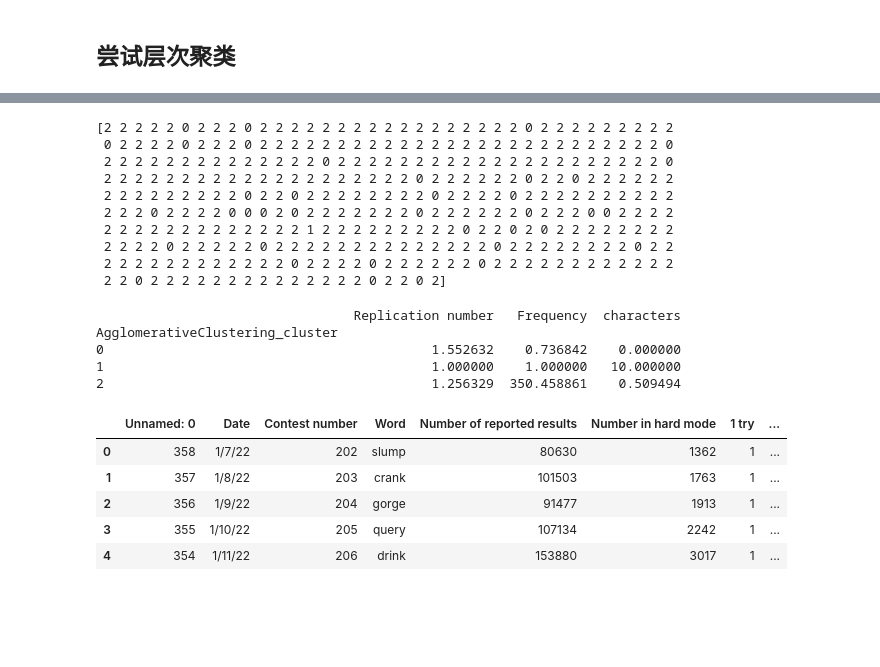
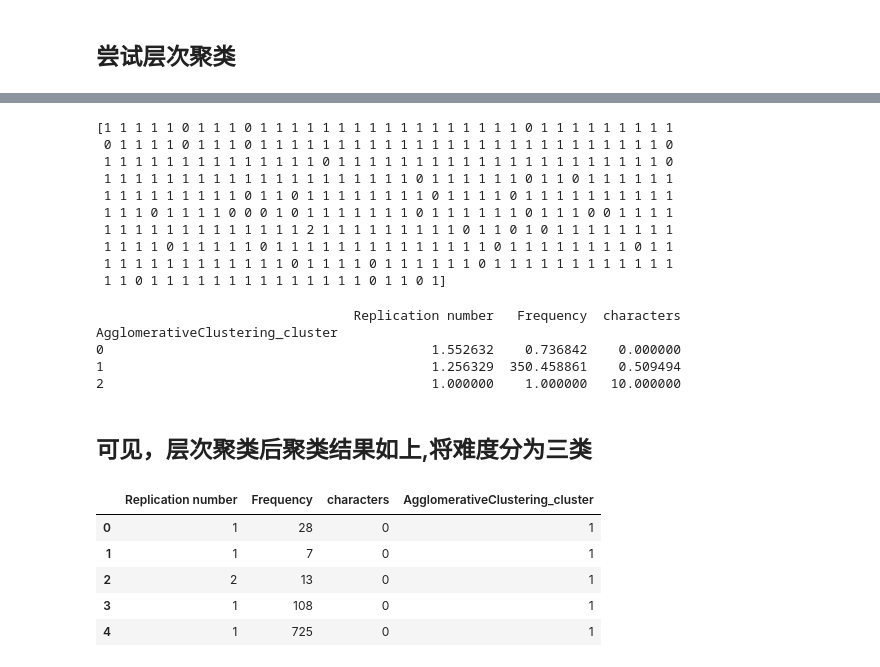
Before and after one commit to Xianyu39/MCMA2023, a Jupyter notebook: xk/code/clear.ipynb, the cells around one changed output, grey strips where cells are left out. Cells and saved outputs as stored; diff of their text form; code cells hidden in the pictures; blank space fills up the shorter version.

```diff
--- a/xk/code/clear.ipynb
+++ b/xk/code/clear.ipynb
@@ -507,44 +607,43 @@ X=data.iloc[:,13:16]
 scaler = StandardScaler()
 X = scaler.fit_transform(X)
 '''
-
 # 构建聚类模型，使用余弦距离作为距离度量，采用“average”连接方式
-model = AgglomerativeClustering(n_clusters=3, affinity='cosine', linkage='average')
+model = AgglomerativeClustering(n_clusters=3, affinity='cosine', linkage='complete')
 # 将数据集聚类为3个簇
 model.fit(X)
 # 输出每个数据点的簇标签
 print(model.labels_)
 # %% [output]
-[2 2 2 2 2 0 2 2 2 0 2 2 2 2 2 2 2 2 2 2 2 2 2 2 2 2 2 0 2 2 2 2 2 2 2 2 2
- 0 2 2 2 2 0 2 2 2 0 2 2 2 2 2 2 2 2 2 2 2 2 2 2 2 2 2 2 2 2 2 2 2 2 2 2 0
- 2 2 2 2 2 2 2 2 2 2 2 2 2 2 0 2 2 2 2 2 2 2 2 2 2 2 2 2 2 2 2 2 2 2 2 2 0
- 2 2 2 2 2 2 2 2 2 2 2 2 2 2 2 2 2 2 2 2 0 2 2 2 2 2 2 0 2 2 0 2 2 2 2 2 2
- 2 2 2 2 2 2 2 2 2 0 2 2 0 2 2 2 2 2 2 2 2 0 2 2 2 2 0 2 2 2 2 2 2 2 2 2 2
- 2 2 2 0 2 2 2 2 0 0 0 2 0 2 2 2 2 2 2 2 0 2 2 2 2 2 2 0 2 2 2 0 0 2 2 2 2
- 2 2 2 2 2 2 2 2 2 2 2 2 2 1 2 2 2 2 2 2 2 2 2 0 2 2 0 2 0 2 2 2 2 2 2 2 2
- 2 2 2 2 0 2 2 2 2 2 0 2 2 2 2 2 2 2 2 2 2 2 2 2 2 0 2 2 2 2 2 2 2 2 0 2 2
- 2 2 2 2 2 2 2 2 2 2 2 2 0 2 2 2 2 0 2 2 2 2 2 2 0 2 2 2 2 2 2 2 2 2 2 2 2
- 2 2 0 2 2 2 2 2 2 2 2 2 2 2 2 2 2 0 2 2 0 2]
+[1 1 1 1 1 0 1 1 1 0 1 1 1 1 1 1 1 1 1 1 1 1 1 1 1 1 1 0 1 1 1 1 1 1 1 1 1
+ 0 1 1 1 1 0 1 1 1 0 1 1 1 1 1 1 1 1 1 1 1 1 1 1 1 1 1 1 1 1 1 1 1 1 1 1 0
+ 1 1 1 1 1 1 1 1 1 1 1 1 1 1 0 1 1 1 1 1 1 1 1 1 1 1 1 1 1 1 1 1 1 1 1 1 0
+ 1 1 1 1 1 1 1 1 1 1 1 1 1 1 1 1 1 1 1 1 0 1 1 1 1 1 1 0 1 1 0 1 1 1 1 1 1
+ 1 1 1 1 1 1 1 1 1 0 1 1 0 1 1 1 1 1 1 1 1 0 1 1 1 1 0 1 1 1 1 1 1 1 1 1 1
+ 1 1 1 0 1 1 1 1 0 0 0 1 0 1 1 1 1 1 1 1 0 1 1 1 1 1 1 0 1 1 1 0 0 1 1 1 1
+ 1 1 1 1 1 1 1 1 1 1 1 1 1 2 1 1 1 1 1 1 1 1 1 0 1 1 0 1 0 1 1 1 1 1 1 1 1
+ 1 1 1 1 0 1 1 1 1 1 0 1 1 1 1 1 1 1 1 1 1 1 1 1 1 0 1 1 1 1 1 1 1 1 0 1 1
+ 1 1 1 1 1 1 1 1 1 1 1 1 0 1 1 1 1 0 1 1 1 1 1 1 0 1 1 1 1 1 1 1 1 1 1 1 1
+ 1 1 0 1 1 1 1 1 1 1 1 1 1 1 1 1 1 0 1 1 0 1]
 # %%
 # 将簇标签加入DataFrame
 X['AgglomerativeClustering_cluster'] = model.labels_
-
 # 使用groupby和mean方法计算每个簇的质心
 centroids = X.groupby('AgglomerativeClustering_cluster').mean()
-
 print(centroids)
 # %% [output]
                                  Replication number   Frequency  characters
 AgglomerativeClustering_cluster
 0                                          1.552632    0.736842    0.000000
-1                                          1.000000    1.000000   10.000000
-2                                          1.256329  350.458861    0.509494
+1                                          1.256329  350.458861    0.509494
+2                                          1.000000    1.000000   10.000000
+# %% [markdown]
+## 可见，层次聚类后聚类结果如上,将难度分为三类
 # %%
-data.head()
+X.head()
 # %% [output]
-|  | Unnamed: 0 | Date | Contest number | Word | Number of reported results | Number in hard mode | 1 try | ... |
-| 0 | 358 | 1/7/22 | 202 | slump | 80630 | 1362 | 1 | ... |
-| 1 | 357 | 1/8/22 | 203 | crank | 101503 | 1763 | 1 | ... |
-| 2 | 356 | 1/9/22 | 204 | gorge | 91477 | 1913 | 1 | ... |
-| 3 | 355 | 1/10/22 | 205 | query | 107134 | 2242 | 1 | ... |
-| 4 | 354 | 1/11/22 | 206 | drink | 153880 | 3017 | 1 | ... |
+|  | Replication number | Frequency | characters | AgglomerativeClustering_cluster |
+| 0 | 1 | 28 | 0 | 1 |
+| 1 | 1 | 7 | 0 | 1 |
+| 2 | 2 | 13 | 0 | 1 |
+| 3 | 1 | 108 | 0 | 1 |
+| 4 | 1 | 725 | 0 | 1 |
```
Also changed, not shown: parts of 7 cells of this notebook, 2 other files.
